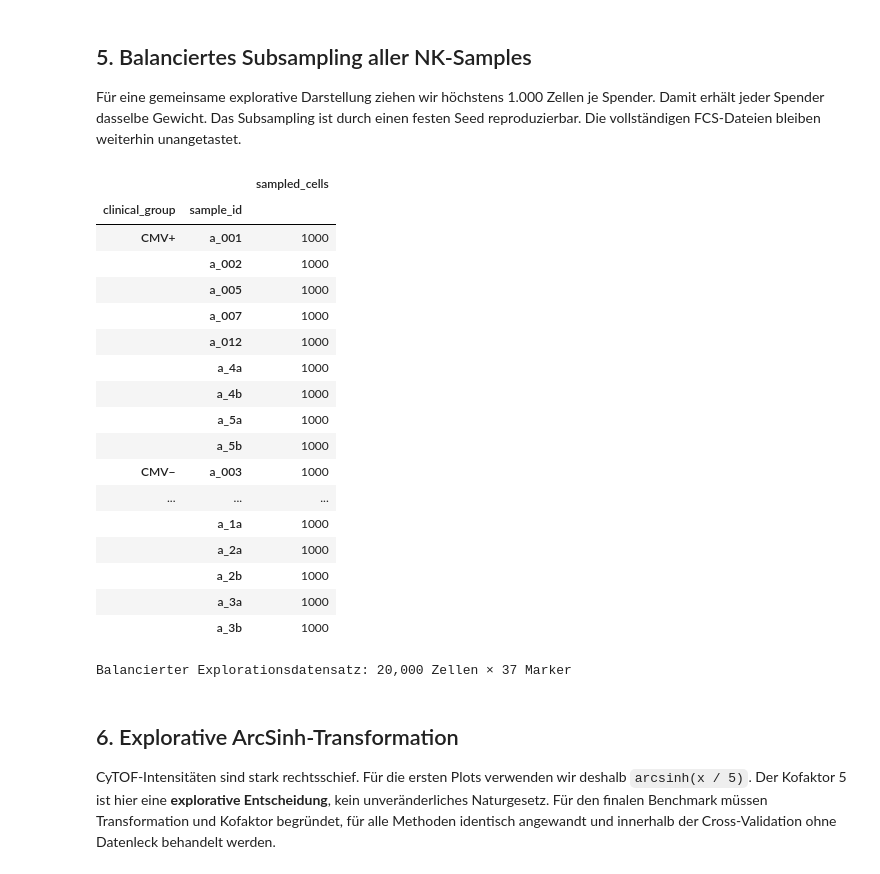
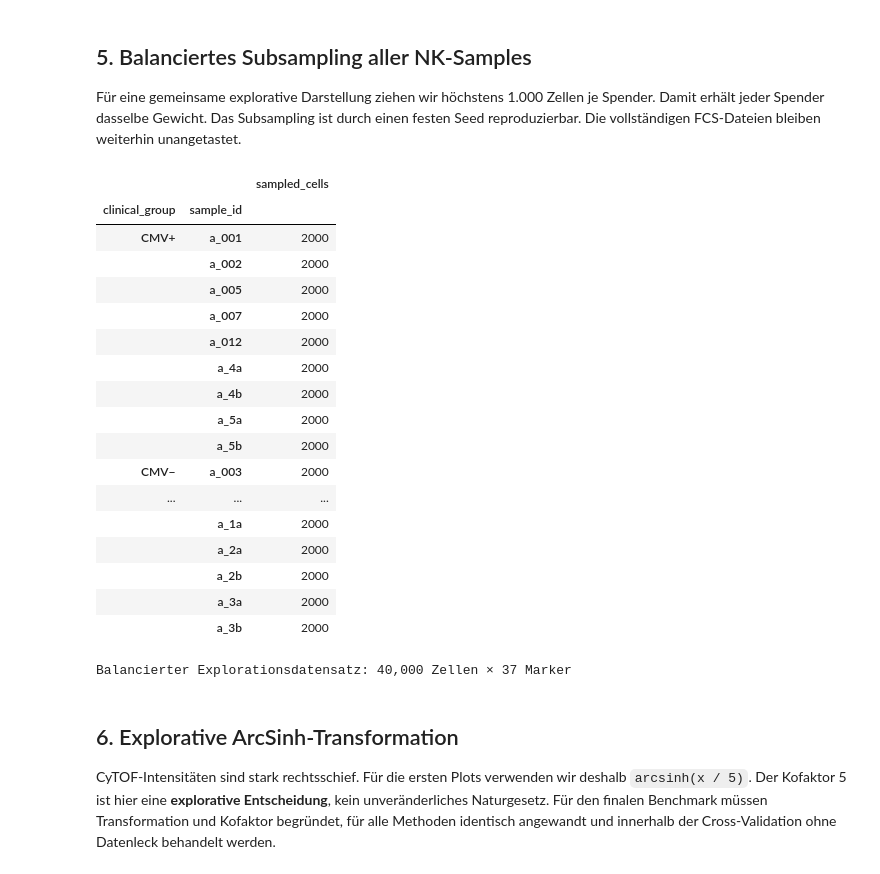
Before and after one commit to habicht12/SSBI-Project, a Jupyter notebook: notebooks/01_data_exploration.ipynb, the cells around one changed output. Saved outputs shown, nothing was run; the diff lists cells and outputs as text; code cells hidden in the pictures.

```diff
--- a/notebooks/01_data_exploration.ipynb
+++ b/notebooks/01_data_exploration.ipynb
@@ -44,7 +44,7 @@ def find_project_root(start: Path) -> Path:
     """Finde den Projektstamm anhand der erwarteten Originaldateien."""
     start = start.resolve()
     for candidate in (start, *start.parents):
-        if (candidate / "CellCNN.pdf").exists() and (candidate / "NK_cell_dataset").exists():
+        if (candidate / "environment.yml").exists() and (candidate / "NK_cell_dataset").exists():
             return candidate
     raise FileNotFoundError("Projektstamm konnte nicht gefunden werden.")
 
@@ -265,54 +265,54 @@ example_markers[["CD3", "CD56", "CD57", "NKG2C", "CD16", "CD94"]].quantile(
 
 Für eine gemeinsame explorative Darstellung ziehen wir höchstens 1.000 Zellen je Spender. Damit erhält jeder Spender dasselbe Gewicht. Das Subsampling ist durch einen festen Seed reproduzierbar. Die vollständigen FCS-Dateien bleiben weiterhin unangetastet.
 # %%
-CELLS_PER_DONOR = 1_000
+CELLS_PER_DONOR = 2_000
 balanced_parts = []
 
 for row_number, row in labels.sort_values("sample_id").reset_index(drop=True).iterrows():
     path = NK_DIR / row["fcs_filename"]
     with warnings.catch_warnings():
         # Nur die bereits erklärte Ein-Byte-Offsetwarnung dieses Datensatzes ausblenden.
         warnings.filterwarnings("ignore", message=r"FCS file .* reported incorrect data offset.*")
         sample = fk.Sample(str(path), ignore_offset_error=True)
 
     frame = sample.as_dataframe(source="raw")
     frame.columns = frame.columns.get_level_values("pns")
     frame = frame.loc[:, markers]
 
     n_take = min(CELLS_PER_DONOR, len(frame))
     frame = frame.sample(n=n_take, random_state=RANDOM_SEED + row_number).copy()
     frame.insert(0, "clinical_group", row["clinical_group"])
     frame.insert(0, "label", row["label"])
     frame.insert(0, "sample_id", row["sample_id"])
     balanced_parts.append(frame)
 
 nk_balanced_raw = pd.concat(balanced_parts, ignore_index=True)
 
 assert nk_balanced_raw[markers].notna().all().all()
 assert np.isfinite(nk_balanced_raw[markers].to_numpy()).all()
 
 display(nk_balanced_raw.groupby(["clinical_group", "sample_id"]).size().rename("sampled_cells").to_frame())
 print(f"Balancierter Explorationsdatensatz: {len(nk_balanced_raw):,} Zellen × {len(markers)} Marker")
 # %% [output]
 |  |  | sampled_cells |
 | clinical_group | sample_id |  |
-| CMV+ | a_001 | 1000 |
-|  | a_002 | 1000 |
-|  | a_005 | 1000 |
-|  | a_007 | 1000 |
-|  | a_012 | 1000 |
-|  | a_4a | 1000 |
-|  | a_4b | 1000 |
-|  | a_5a | 1000 |
-|  | a_5b | 1000 |
-| CMV− | a_003 | 1000 |
+| CMV+ | a_001 | 2000 |
+|  | a_002 | 2000 |
+|  | a_005 | 2000 |
+|  | a_007 | 2000 |
+|  | a_012 | 2000 |
+|  | a_4a | 2000 |
+|  | a_4b | 2000 |
+|  | a_5a | 2000 |
+|  | a_5b | 2000 |
+| CMV− | a_003 | 2000 |
 | ... | ... | ... |
-|  | a_1a | 1000 |
-|  | a_2a | 1000 |
-|  | a_2b | 1000 |
-|  | a_3a | 1000 |
-|  | a_3b | 1000 |
+|  | a_1a | 2000 |
+|  | a_2a | 2000 |
+|  | a_2b | 2000 |
+|  | a_3a | 2000 |
+|  | a_3b | 2000 |
-Balancierter Explorationsdatensatz: 20,000 Zellen × 37 Marker
+Balancierter Explorationsdatensatz: 40,000 Zellen × 37 Marker
 # %% [markdown]
 ## 6. Explorative ArcSinh-Transformation
 
```
Also changed, not shown: parts of 5 cells of this notebook.
